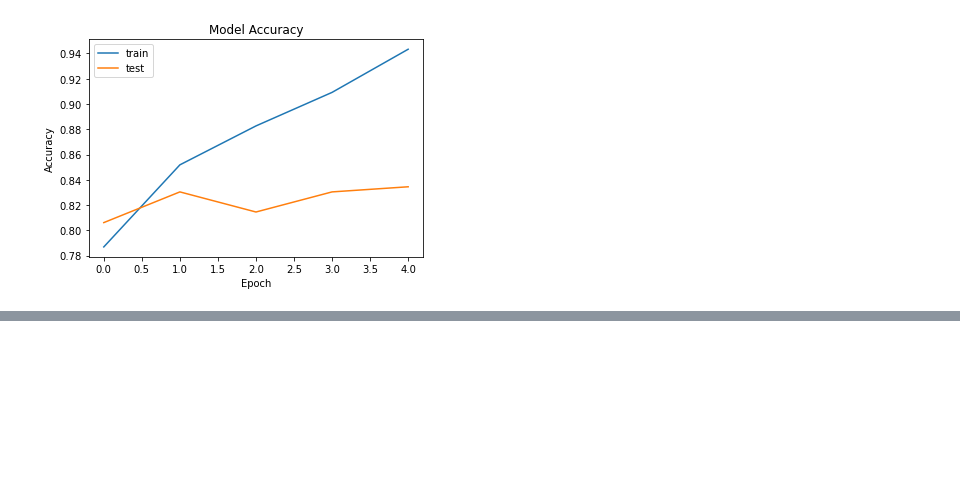
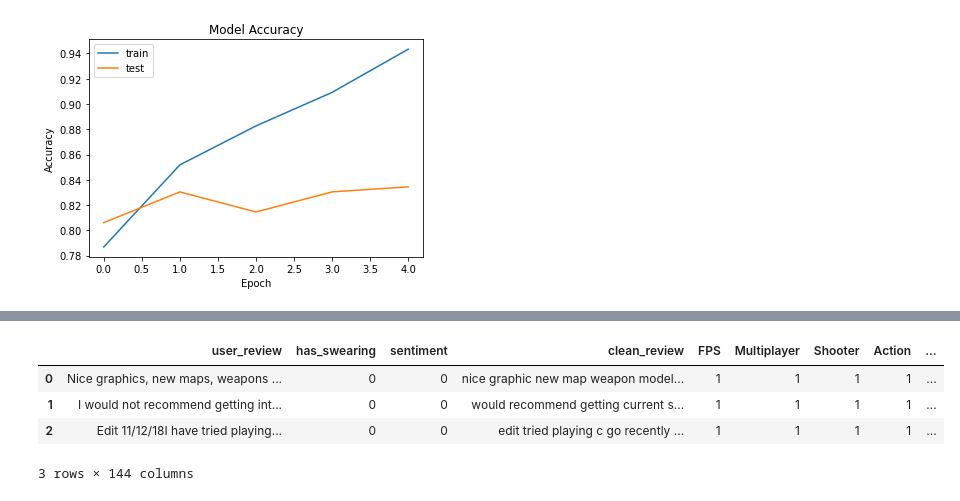
Before and after one commit to ralucaginga/ML-Projects, a Jupyter notebook: Steam Game User Suggestion/03. Modelling.ipynb, the cells around one changed output, grey strips where cells are left out. Cells and saved outputs as stored; diff of their text form; code cells hidden in the pictures; blank space fills up the shorter version.

Commit message:
Final code for modelling

```diff
--- a/Steam Game User Suggestion/03. Modelling.ipynb
+++ b/Steam Game User Suggestion/03. Modelling.ipynb
@@ -941,0 +1002,11 @@ print(max_params.get('params'))
+# %%
+list_Of_cols_to_add = np.setdiff1d(X_train.columns, test.columns).tolist()
+test[list_Of_cols_to_add] = 0
+test.update(test[list_Of_cols_to_add].fillna(0))
+test.head(3)
+# %% [output]
+|  | user_review | has_swearing | sentiment | clean_review | FPS | Multiplayer | Shooter | Action | ... |
+| 0 | Nice graphics, new maps, weapons ... | 0 | 0 | nice graphic new map weapon model... | 1 | 1 | 1 | 1 | ... |
+| 1 | I would not recommend getting int... | 0 | 0 | would recommend getting current s... | 1 | 1 | 1 | 1 | ... |
+| 2 | Edit 11/12/18I have tried playing... | 0 | 0 | edit tried playing c go recently ... | 1 | 1 | 1 | 1 | ... |
+3 rows × 144 columns
```
Also changed, not shown: parts of 15 cells of this notebook.
